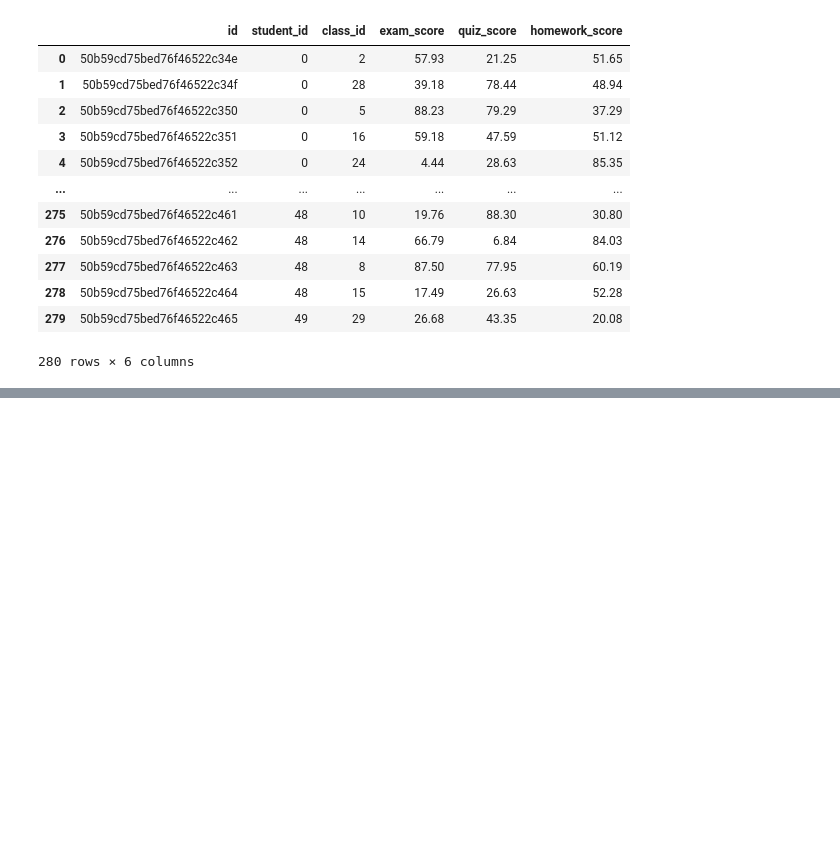
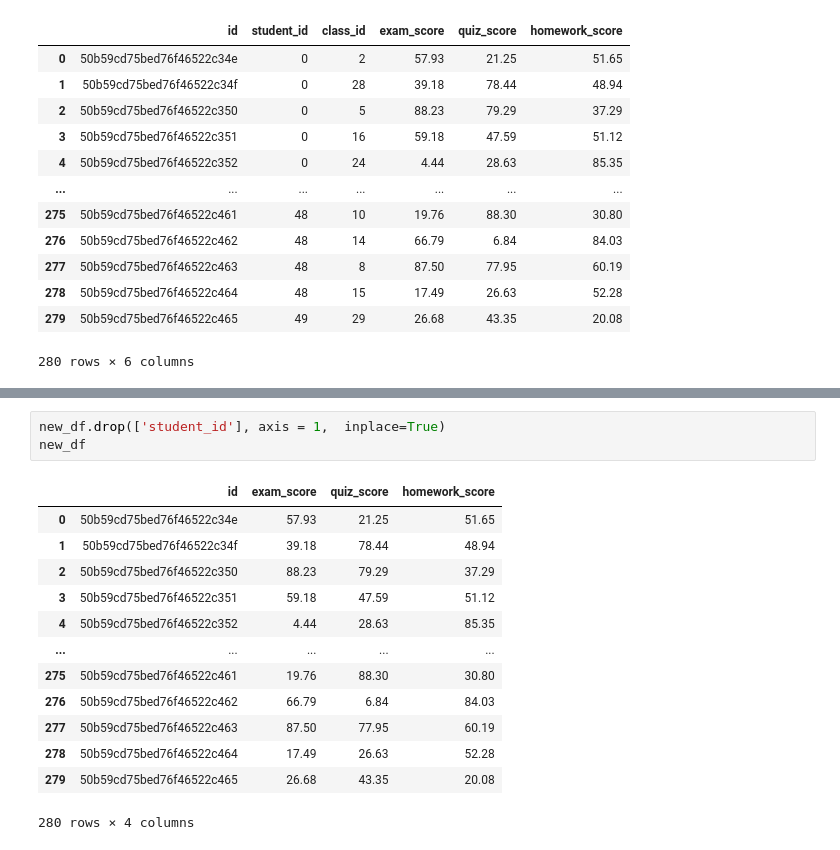
Before and after one commit to sourab777karad/Data_Analysis, a Jupyter notebook: JSON_DATA/Data_analysis.ipynb, the cells around one changed output, grey strips where cells are left out. Drawn from its saved outputs; the diff is of its cells as text; blank space fills up the shorter version.

```diff
--- a/JSON_DATA/Data_analysis.ipynb
+++ b/JSON_DATA/Data_analysis.ipynb
@@ -174,0 +222,17 @@ new_df
+# %%
+new_df.drop(['student_id'], axis = 1,  inplace=True)
+new_df
+# %% [output]
+|  | id | exam_score | quiz_score | homework_score |
+| 0 | 50b59cd75bed76f46522c34e | 57.93 | 21.25 | 51.65 |
+| 1 | 50b59cd75bed76f46522c34f | 39.18 | 78.44 | 48.94 |
+| 2 | 50b59cd75bed76f46522c350 | 88.23 | 79.29 | 37.29 |
+| 3 | 50b59cd75bed76f46522c351 | 59.18 | 47.59 | 51.12 |
+| 4 | 50b59cd75bed76f46522c352 | 4.44 | 28.63 | 85.35 |
+| ... | ... | ... | ... | ... |
+| 275 | 50b59cd75bed76f46522c461 | 19.76 | 88.30 | 30.80 |
+| 276 | 50b59cd75bed76f46522c462 | 66.79 | 6.84 | 84.03 |
+| 277 | 50b59cd75bed76f46522c463 | 87.50 | 77.95 | 60.19 |
+| 278 | 50b59cd75bed76f46522c464 | 17.49 | 26.63 | 52.28 |
+| 279 | 50b59cd75bed76f46522c465 | 26.68 | 43.35 | 20.08 |
+280 rows × 4 columns
```
Also changed, not shown: parts of 9 cells of this notebook, 1 other file.
